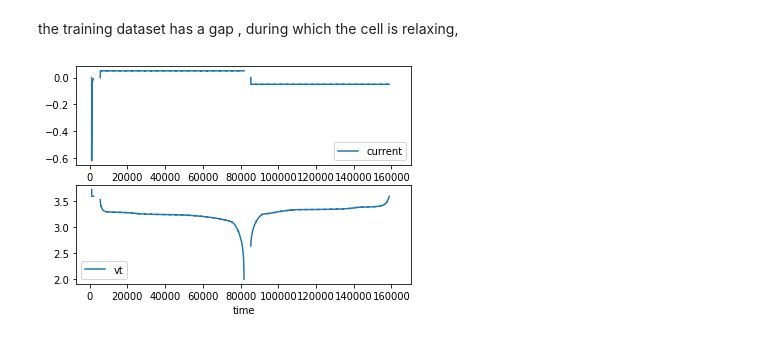
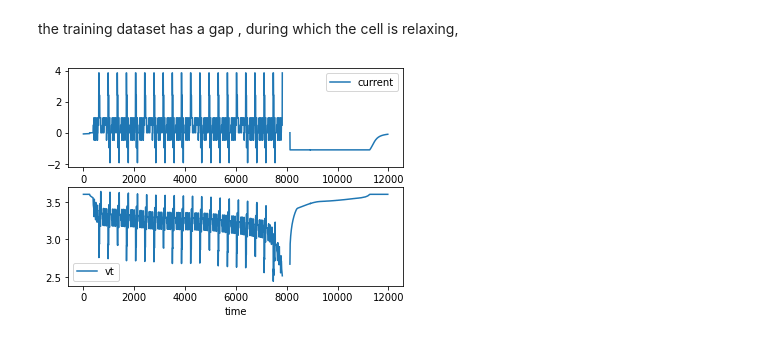
Before and after one commit to tonylee2016/batterylearn, a Jupyter notebook: notebook/param_extraction.ipynb, the cells around one changed output. Saved outputs shown, nothing was run; the diff lists cells and outputs as text; code cells hidden in the pictures.

```diff
--- a/notebook/param_extraction.ipynb
+++ b/notebook/param_extraction.ipynb
@@ -96,22 +96,22 @@ the training dataset has a gap , during which the cell is relaxing,
 # %%
 
 TESTDATA_FILEPATH = os.path.join(os.path.dirname(os.getcwd()),
-'tests/main-data-as-seriestocolumns-2022-08-02 23_32_07.xlsx')
+'tests/cycling/main-data-as-seriestocolumns-2022-08-05 15_37_19.xlsx')
 
 # data come from https://web.calce.umd.edu/batteries/data.htm
 
 schema = {
     "Time": "time",
     "Cell_LFP_CALCE_A1_007.max_current": "current",
     "Cell_LFP_CALCE_A1_007.max_v_tr": "vt",
     "rsv_i_dir": False,
 }
 d1 = Data(name="d1", df=None)
 d1.fetch_file(TESTDATA_FILEPATH, schema=schema)
 d1.to_abs_time()
 d1.disp()
 # %% [output]
-[figure, old version]
+[figure, new version]
 # %%
 d1.df.interpolate(method='linear',inplace=True)
 d1.df.dropna(inplace=True)
```
Also changed, not shown: parts of 5 cells of this notebook, 8 other files.
